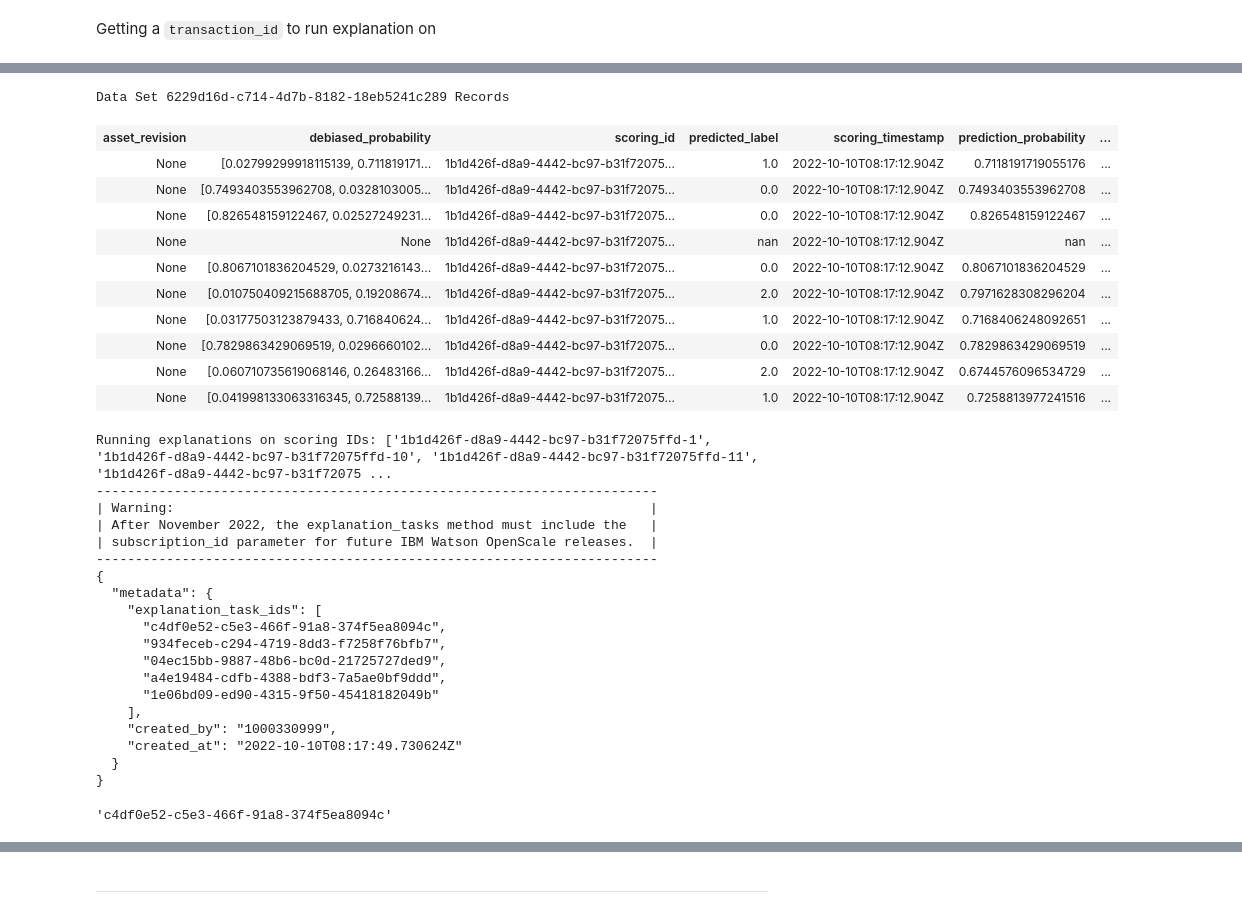
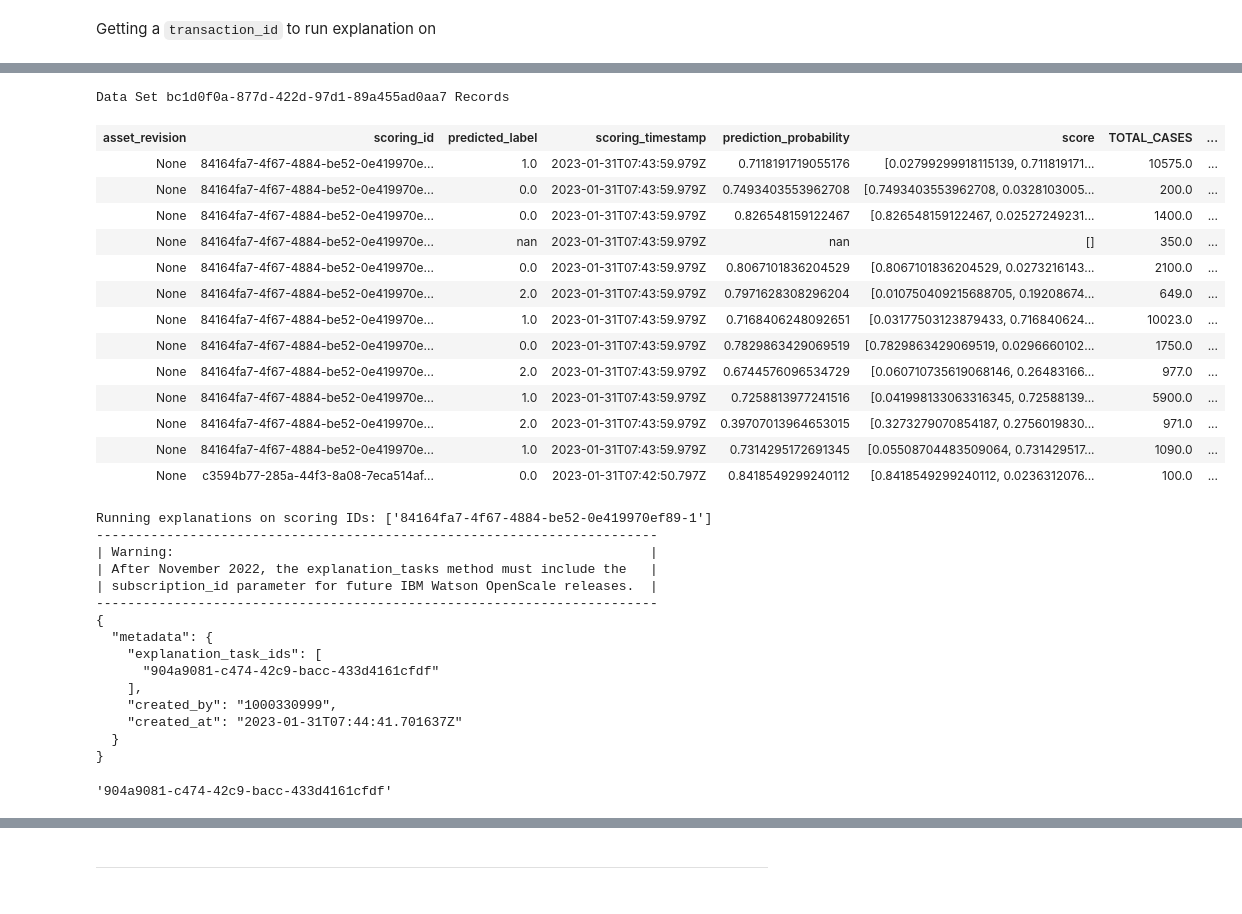
Before and after one commit to aws-samples/aws-modernization-with-ibm-cloud-pak-for-data, a Jupyter notebook: static/open-scale-model-monitor/SageMaker-Monitor-OpenScale.ipynb, the cells around one changed output, grey strips where cells are left out. Cells and saved outputs as stored; diff of their text form; code cells hidden in the pictures.

```diff
--- a/static/open-scale-model-monitor/SageMaker-Monitor-OpenScale.ipynb
+++ b/static/open-scale-model-monitor/SageMaker-Monitor-OpenScale.ipynb
@@ -274,7 +272,7 @@ aws_asset = Asset(
         name=model_asset_details['entity']['asset']['name'],
         url=model_asset_details['entity']['asset']['url'],
         asset_type=model_asset_details['entity']['asset']['asset_type'] if 'asset_type' in model_asset_details['entity']['asset'] else 'model',
-        problem_type=ProblemType.BINARY_CLASSIFICATION,
+        problem_type=ProblemType.MULTICLASS_CLASSIFICATION,
         input_data_type=InputDataType.STRUCTURED,
     )
 # %%
@@ -298,15 +296,16 @@ training_data_reference = TrainingDataReference(type=TrainingDataReferenceType.D
                           hostname = HOSTNAME,
                           username=USERNAME,
                           password=PASSWORD,
-                          database_name=DATABASE
+                          database_name=DATABASE,
+                          port=PORT
                       )
                     )
 # %%
-feature_columns = ['REGION','Total_cases']
+feature_columns = ['REGION','TOTAL_CASES']
 categorical_columns = ['REGION']
 # %%
 asset_properties = AssetPropertiesRequest(
-        label_column="Risk_Index",
+        label_column="RISK_INDEX",
         prediction_field='predicted_label',
         probability_fields=['score'],
         training_data_reference=training_data_reference,
@@ -870,20 +864,23 @@ explainability_monitor_id
 # %%
-wos_client.data_sets.show_records(data_set_id=payload_data_set_id)
+wos_client.data_sets.show_records(data_set_id=payload_data_set_id,limit=50)
 # %% [output]
-Data Set 6229d16d-c714-4d7b-8182-18eb5241c289 Records
+Data Set bc1d0f0a-877d-422d-97d1-89a455ad0aa7 Records
-| asset_revision | debiased_probability | scoring_id | predicted_label | scoring_timestamp | prediction_probability | ... |
-| None | [0.02799299918115139, 0.711819171... | 1b1d426f-d8a9-4442-bc97-b31f72075... | 1.0 | 2022-10-10T08:17:12.904Z | 0.7118191719055176 | ... |
-| None | [0.7493403553962708, 0.0328103005... | 1b1d426f-d8a9-4442-bc97-b31f72075... | 0.0 | 2022-10-10T08:17:12.904Z | 0.7493403553962708 | ... |
-| None | [0.826548159122467, 0.02527249231... | 1b1d426f-d8a9-4442-bc97-b31f72075... | 0.0 | 2022-10-10T08:17:12.904Z | 0.826548159122467 | ... |
-| None | None | 1b1d426f-d8a9-4442-bc97-b31f72075... | nan | 2022-10-10T08:17:12.904Z | nan | ... |
-| None | [0.8067101836204529, 0.0273216143... | 1b1d426f-d8a9-4442-bc97-b31f72075... | 0.0 | 2022-10-10T08:17:12.904Z | 0.8067101836204529 | ... |
-| None | [0.010750409215688705, 0.19208674... | 1b1d426f-d8a9-4442-bc97-b31f72075... | 2.0 | 2022-10-10T08:17:12.904Z | 0.7971628308296204 | ... |
-| None | [0.03177503123879433, 0.716840624... | 1b1d426f-d8a9-4442-bc97-b31f72075... | 1.0 | 2022-10-10T08:17:12.904Z | 0.7168406248092651 | ... |
-| None | [0.7829863429069519, 0.0296660102... | 1b1d426f-d8a9-4442-bc97-b31f72075... | 0.0 | 2022-10-10T08:17:12.904Z | 0.7829863429069519 | ... |
-| None | [0.060710735619068146, 0.26483166... | 1b1d426f-d8a9-4442-bc97-b31f72075... | 2.0 | 2022-10-10T08:17:12.904Z | 0.6744576096534729 | ... |
-| None | [0.041998133063316345, 0.72588139... | 1b1d426f-d8a9-4442-bc97-b31f72075... | 1.0 | 2022-10-10T08:17:12.904Z | 0.7258813977241516 | ... |
+| asset_revision | scoring_id | predicted_label | scoring_timestamp | prediction_probability | score | TOTAL_CASES | ... |
+| None | 84164fa7-4f67-4884-be52-0e419970e... | 1.0 | 2023-01-31T07:43:59.979Z | 0.7118191719055176 | [0.02799299918115139, 0.711819171... | 10575.0 | ... |
+| None | 84164fa7-4f67-4884-be52-0e419970e... | 0.0 | 2023-01-31T07:43:59.979Z | 0.7493403553962708 | [0.7493403553962708, 0.0328103005... | 200.0 | ... |
+| None | 84164fa7-4f67-4884-be52-0e419970e... | 0.0 | 2023-01-31T07:43:59.979Z | 0.826548159122467 | [0.826548159122467, 0.02527249231... | 1400.0 | ... |
+| None | 84164fa7-4f67-4884-be52-0e419970e... | nan | 2023-01-31T07:43:59.979Z | nan | [] | 350.0 | ... |
+| None | 84164fa7-4f67-4884-be52-0e419970e... | 0.0 | 2023-01-31T07:43:59.979Z | 0.8067101836204529 | [0.8067101836204529, 0.0273216143... | 2100.0 | ... |
+| None | 84164fa7-4f67-4884-be52-0e419970e... | 2.0 | 2023-01-31T07:43:59.979Z | 0.7971628308296204 | [0.010750409215688705, 0.19208674... | 649.0 | ... |
+| None | 84164fa7-4f67-4884-be52-0e419970e... | 1.0 | 2023-01-31T07:43:59.979Z | 0.7168406248092651 | [0.03177503123879433, 0.716840624... | 10023.0 | ... |
+| None | 84164fa7-4f67-4884-be52-0e419970e... | 0.0 | 2023-01-31T07:43:59.979Z | 0.7829863429069519 | [0.7829863429069519, 0.0296660102... | 1750.0 | ... |
+| None | 84164fa7-4f67-4884-be52-0e419970e... | 2.0 | 2023-01-31T07:43:59.979Z | 0.6744576096534729 | [0.060710735619068146, 0.26483166... | 977.0 | ... |
+| None | 84164fa7-4f67-4884-be52-0e419970e... | 1.0 | 2023-01-31T07:43:59.979Z | 0.7258813977241516 | [0.041998133063316345, 0.72588139... | 5900.0 | ... |
+| None | 84164fa7-4f67-4884-be52-0e419970e... | 2.0 | 2023-01-31T07:43:59.979Z | 0.39707013964653015 | [0.3273279070854187, 0.2756019830... | 971.0 | ... |
+| None | 84164fa7-4f67-4884-be52-0e419970e... | 1.0 | 2023-01-31T07:43:59.979Z | 0.7314295172691345 | [0.05508704483509064, 0.731429517... | 1090.0 | ... |
+| None | c3594b77-285a-44f3-8a08-7eca514af... | 0.0 | 2023-01-31T07:42:50.797Z | 0.8418549299240112 | [0.8418549299240112, 0.0236312076... | 100.0 | ... |
 # %%
-payload_data = wos_client.data_sets.get_list_of_records(limit=5,data_set_id=payload_data_set_id,output_type='pandas').result
+payload_data = wos_client.data_sets.get_list_of_records(limit=1,data_set_id=payload_data_set_id,output_type='pandas').result
 scoring_ids=payload_data['scoring_id'].tolist()
 print("Running explanations on scoring IDs: {}".format(scoring_ids))
 explanation_types = ["lime", "contrastive"]
@@ -892,7 +889,7 @@ print(result)
 explanation_task_id=result.to_dict()['metadata']['explanation_task_ids'][0]
 explanation_task_id
 # %% [output]
-Running explanations on scoring IDs: ['1b1d426f-d8a9-4442-bc97-b31f72075ffd-1', '1b1d426f-d8a9-4442-bc97-b31f72075ffd-10', '1b1d426f-d8a9-4442-bc97-b31f72075ffd-11', '1b1d426f-d8a9-4442-bc97-b31f72075 ...
+Running explanations on scoring IDs: ['84164fa7-4f67-4884-be52-0e419970ef89-1']
 ------------------------------------------------------------------------
 | Warning:                                                             |
 | After November 2022, the explanation_tasks method must include the   |
@@ -901,17 +898,13 @@ Running explanations on scoring IDs: ['1b1d426f-d8a9-4442-bc97-b31f72075ffd-1',
 {
   "metadata": {
     "explanation_task_ids": [
-      "c4df0e52-c5e3-466f-91a8-374f5ea8094c",
-      "934feceb-c294-4719-8dd3-f7258f76bfb7",
-      "04ec15bb-9887-48b6-bc0d-21725727ded9",
-      "a4e19484-cdfb-4388-bdf3-7a5ae0bf9ddd",
-      "1e06bd09-ed90-4315-9f50-45418182049b"
+      "904a9081-c474-42c9-bacc-433d4161cfdf"
     ],
     "created_by": "1000330999",
-    "created_at": "2022-10-10T08:17:49.730624Z"
+    "created_at": "2023-01-31T07:44:41.701637Z"
   }
 }
-'c4df0e52-c5e3-466f-91a8-374f5ea8094c'
+'904a9081-c474-42c9-bacc-433d4161cfdf'
 # %%
 wos_client.monitor_instances.get_explanation_tasks(explanation_task_id=explanation_task_id).result.to_dict()
 # %% [output]
```
Also changed, not shown: parts of 38 cells of this notebook, 21 other files.
